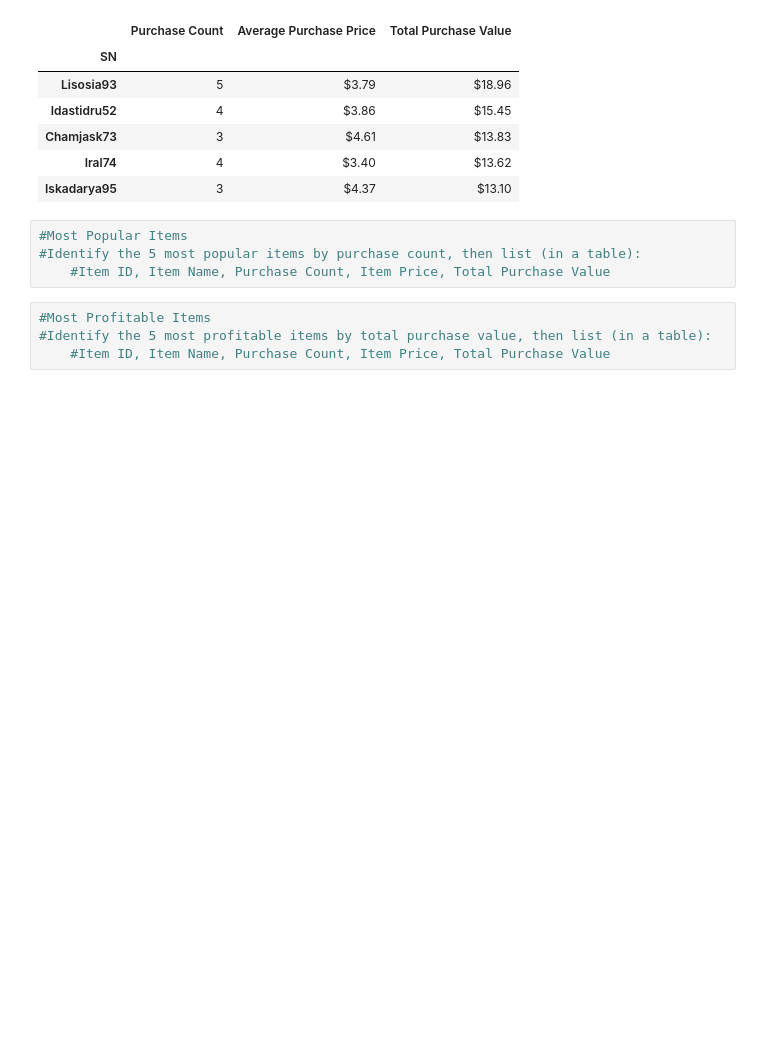
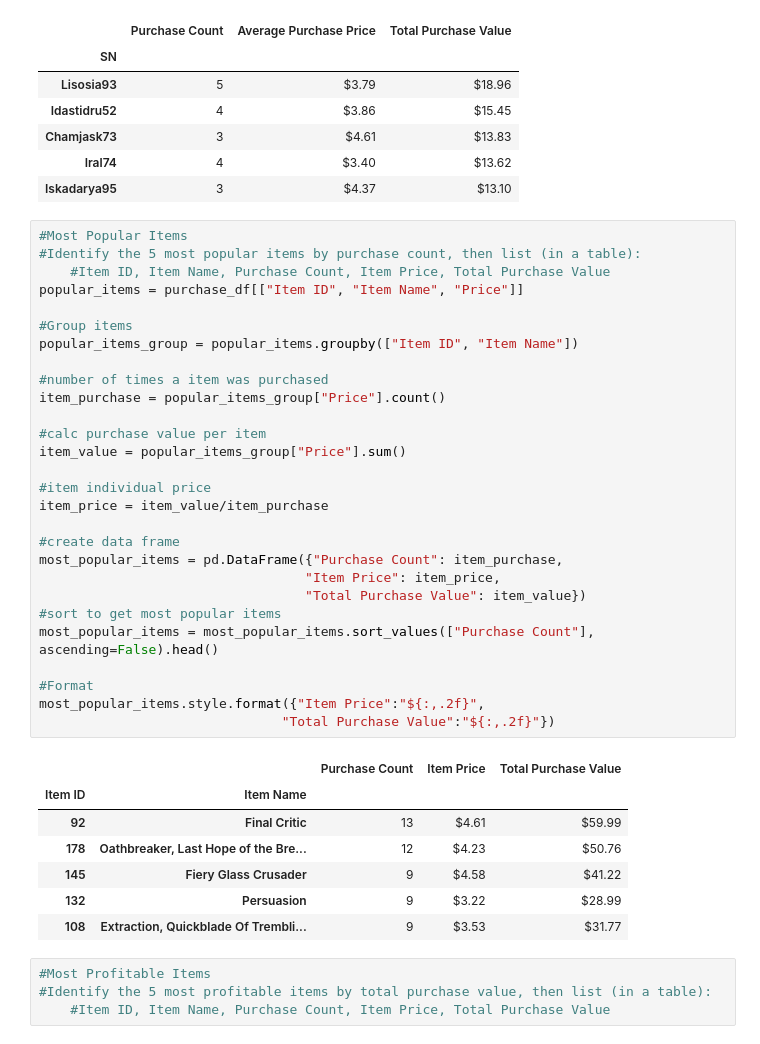
Before and after one commit to dejayru/pandas-challenge, a Jupyter notebook: Heroes_of_Pymoli/heroes_of_pymoli.ipynb, the cells around one changed output. Drawn from its saved outputs; the diff is of its cells as text; blank space fills up the shorter version.

Commit message:
Most Popular Items

```diff
--- a/Heroes_of_Pymoli/heroes_of_pymoli.ipynb
+++ b/Heroes_of_Pymoli/heroes_of_pymoli.ipynb
@@ -192,10 +192,42 @@ top5_spenders.style.format({"Average Purchase Price":"${:,.2f}",
 | Chamjask73 | 3 | $4.61 | $13.83 |
 | Iral74 | 4 | $3.40 | $13.62 |
 | Iskadarya95 | 3 | $4.37 | $13.10 |
-# %%
-#Most Popular Items
-#Identify the 5 most popular items by purchase count, then list (in a table):
-    #Item ID, Item Name, Purchase Count, Item Price, Total Purchase Value
+# %%
+#Most Popular Items
+#Identify the 5 most popular items by purchase count, then list (in a table):
+    #Item ID, Item Name, Purchase Count, Item Price, Total Purchase Value
+popular_items = purchase_df[["Item ID", "Item Name", "Price"]]
+
+#Group items
+popular_items_group = popular_items.groupby(["Item ID", "Item Name"])
+
+#number of times a item was purchased
+item_purchase = popular_items_group["Price"].count()
+
+#calc purchase value per item
+item_value = popular_items_group["Price"].sum()
+
+#item individual price
+item_price = item_value/item_purchase
+
+#create data frame
+most_popular_items = pd.DataFrame({"Purchase Count": item_purchase,
+                                  "Item Price": item_price,
+                                  "Total Purchase Value": item_value})
+#sort to get most popular items
+most_popular_items = most_popular_items.sort_values(["Purchase Count"], ascending=False).head()
+
+#Format
+most_popular_items.style.format({"Item Price":"${:,.2f}",
+                               "Total Purchase Value":"${:,.2f}"})
+# %% [output]
+|  |  | Purchase Count | Item Price | Total Purchase Value |
+| Item ID | Item Name |  |  |  |
+| 92 | Final Critic | 13 | $4.61 | $59.99 |
+| 178 | Oathbreaker, Last Hope of the Bre... | 12 | $4.23 | $50.76 |
+| 145 | Fiery Glass Crusader | 9 | $4.58 | $41.22 |
+| 132 | Persuasion | 9 | $3.22 | $28.99 |
+| 108 | Extraction, Quickblade Of Trembli... | 9 | $3.53 | $31.77 |
 # %%
 #Most Profitable Items
 #Identify the 5 most profitable items by total purchase value, then list (in a table):
```
